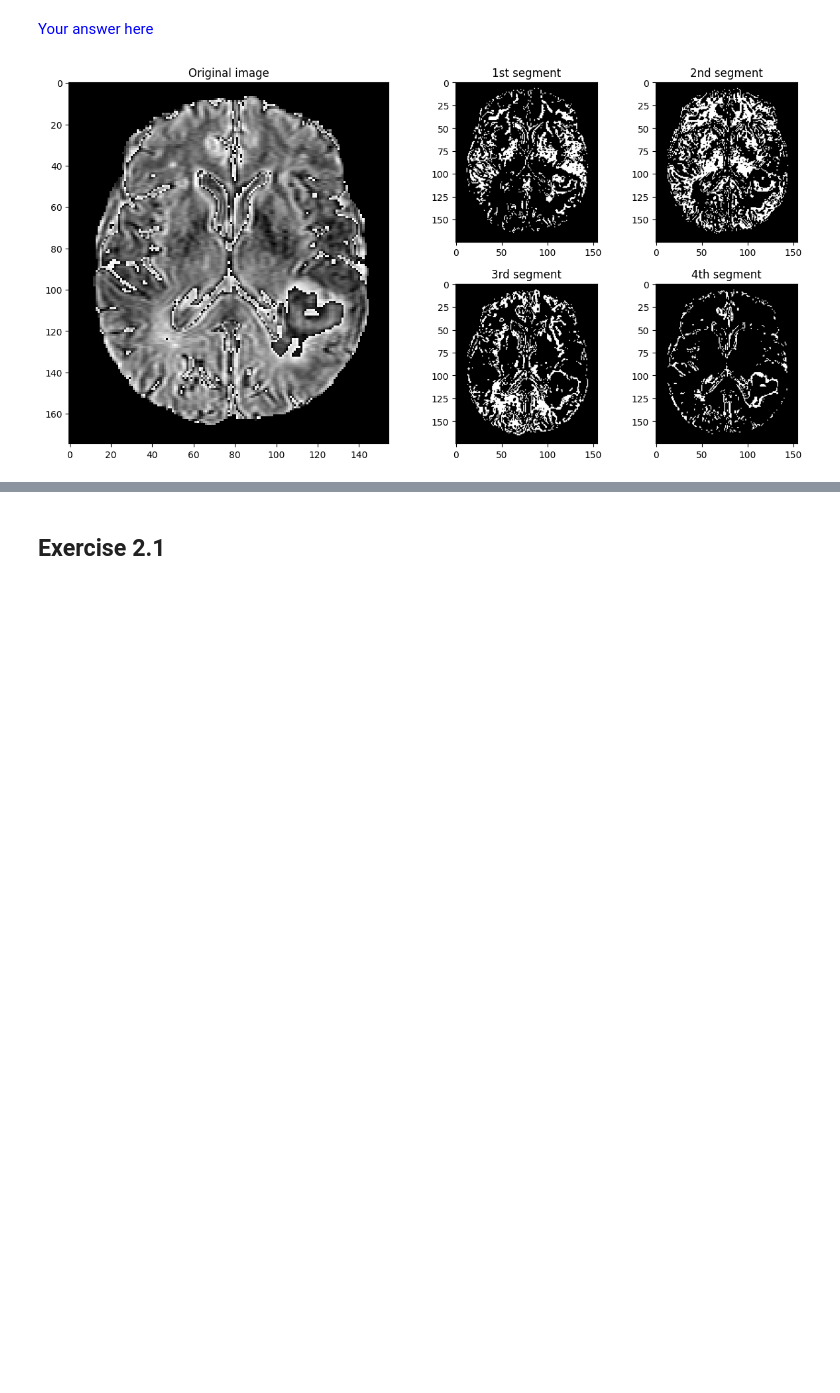
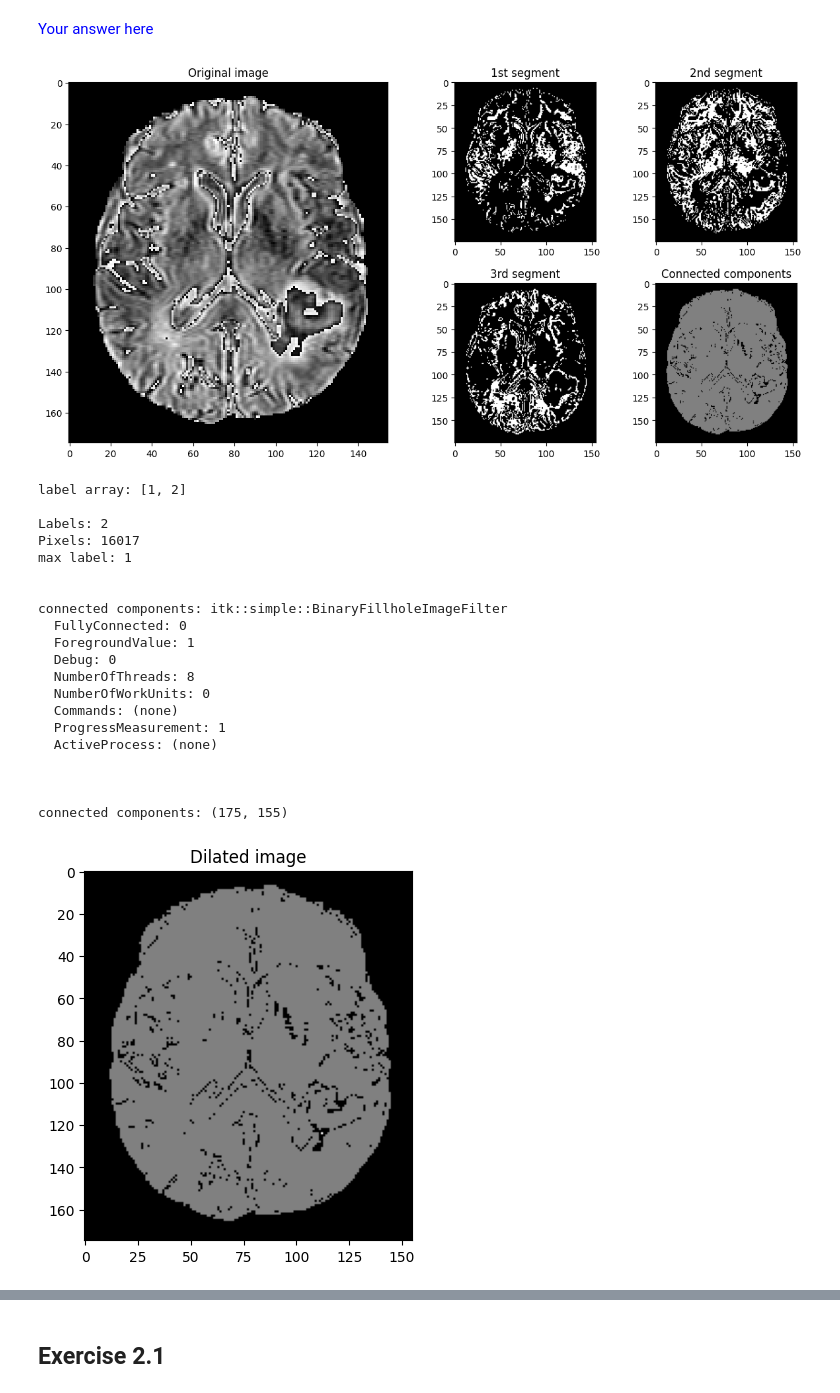
Before and after one commit to cesarz10/Medical-Imaging-UGent, a Jupyter notebook: Practicum-4/ImageProcessingPart2.ipynb, the cells around one changed output, grey strips where cells are left out. Drawn from its saved outputs; the diff is of its cells as text; code cells hidden in the pictures; blank space fills up the shorter version.

```diff
--- a/Practicum-4/ImageProcessingPart2.ipynb
+++ b/Practicum-4/ImageProcessingPart2.ipynb
@@ -173,11 +173,9 @@ groundTruth_path = "MRI_images/Mask.mha"
 flair_img = sitk.ReadImage(flair_path, sitk.sitkUInt8)
 groundTruth_img = sitk.ReadImage(groundTruth_path, sitk.sitkUInt8)
 
-# show_image(flair_img)
-# show_image(groundTruth_img)
-
 otsu_multi = sitk.OtsuMultipleThresholds(flair_img, numberOfHistogramBins=64, numberOfThresholds=4)
 show_segments(flair_img, otsu_multi)
+
 
 def select_tumor(img_segmented):
 
@@ -187,36 +185,58 @@ def select_tumor(img_segmented):
     # print(f"\n\nconnected components: {sitk.GetArrayFromImage(connectedComponents).shape}\nConnected component 1: {connectedComponents[1]}")
     show_image(connectedComponents, "Connected components")
 
     labelStatistics = sitk.LabelShapeStatisticsImageFilter()
     labelStatistics.Execute(connectedComponents)
     nrLabels = labelStatistics.GetNumberOfLabels()
     labelArr = [label for label in range(1, nrLabels + 1)]
+    print(f"label array: {labelArr}")
 
 
     maxLabel = labelArr.index(max(labelArr))
     nrPixels = labelStatistics.GetNumberOfPixels(maxLabel)
     print(f"\nLabels: {nrLabels}\nPixels: {nrPixels}\nmax label: {maxLabel}")
 
     # fill Hole
     fillHole = sitk.BinaryFillholeImageFilter()
     fillHole.SetForegroundValue(1)
     fillHole.Execute(connectedComponents)
-    # print(f"\n\nconnected components: {sitk.GetArrayFromImage(fillHole).shape}")
+    print(f"\n\nconnected components: {fillHole}")
     # show_image(fillHole, "Fill hole")
 
     # dilating image
     dilated_img = sitk.BinaryDilateImageFilter()
     dilated_img.SetKernelType(sitk.sitkBall)
     dilated_img.Execute(connectedComponents)
     print(f"\n\nconnected components: {sitk.GetArrayFromImage(connectedComponents).shape}")
     show_image(connectedComponents, "Dilated image")
 
 
     return
 
-# select_tumor(otsu_multi)
+select_tumor(otsu_multi)
 # %% [output]
-[figure, old version]
+[figure, new version]
+label array: [1, 2]
+
+Labels: 2
+Pixels: 16017
+max label: 1
+
+
+connected components: itk::simple::BinaryFillholeImageFilter
+  FullyConnected: 0
+  ForegroundValue: 1
+  Debug: 0
+  NumberOfThreads: 8
+  NumberOfWorkUnits: 0
+  Commands: (none)
+  ProgressMeasurement: 1
+  ActiveProcess: (none)
+
+
+
+connected components: (175, 155)
+[figure, added]
 # %% [markdown]
 ## 1.2 Region growing
 
```
Also changed, not shown: parts of 1 cell of this notebook.
